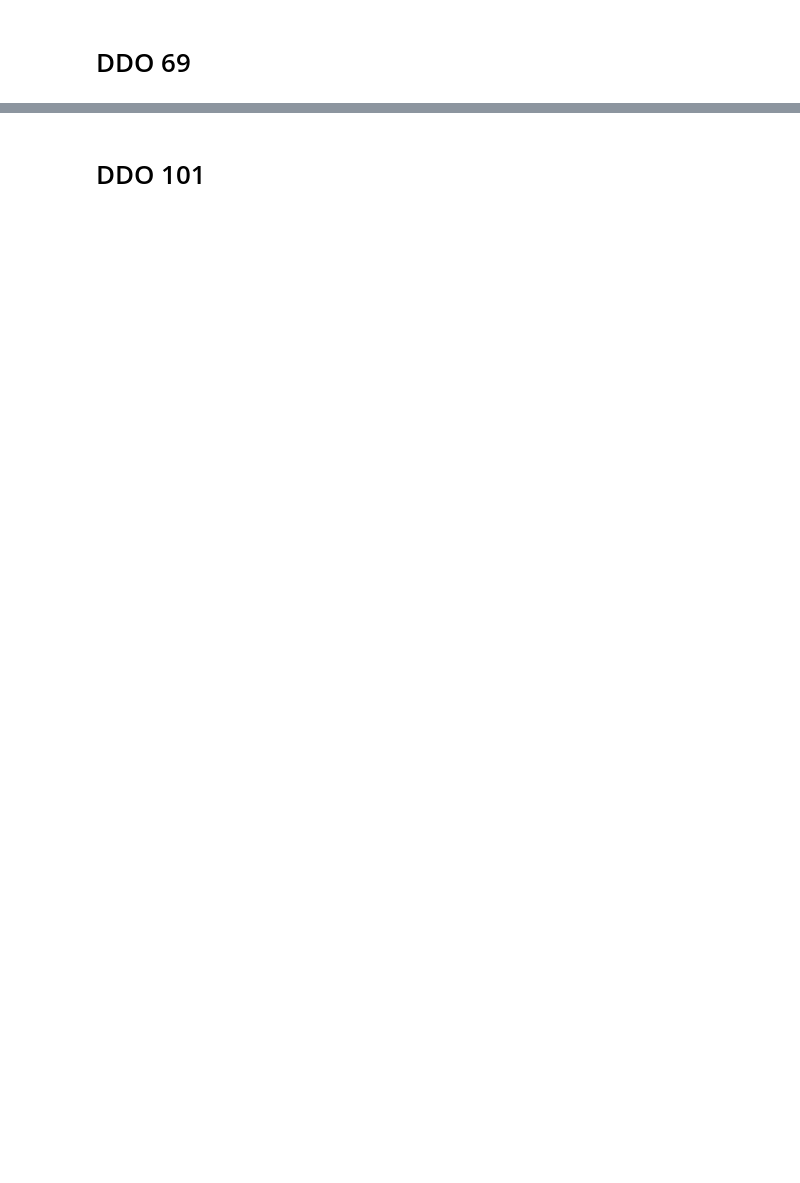
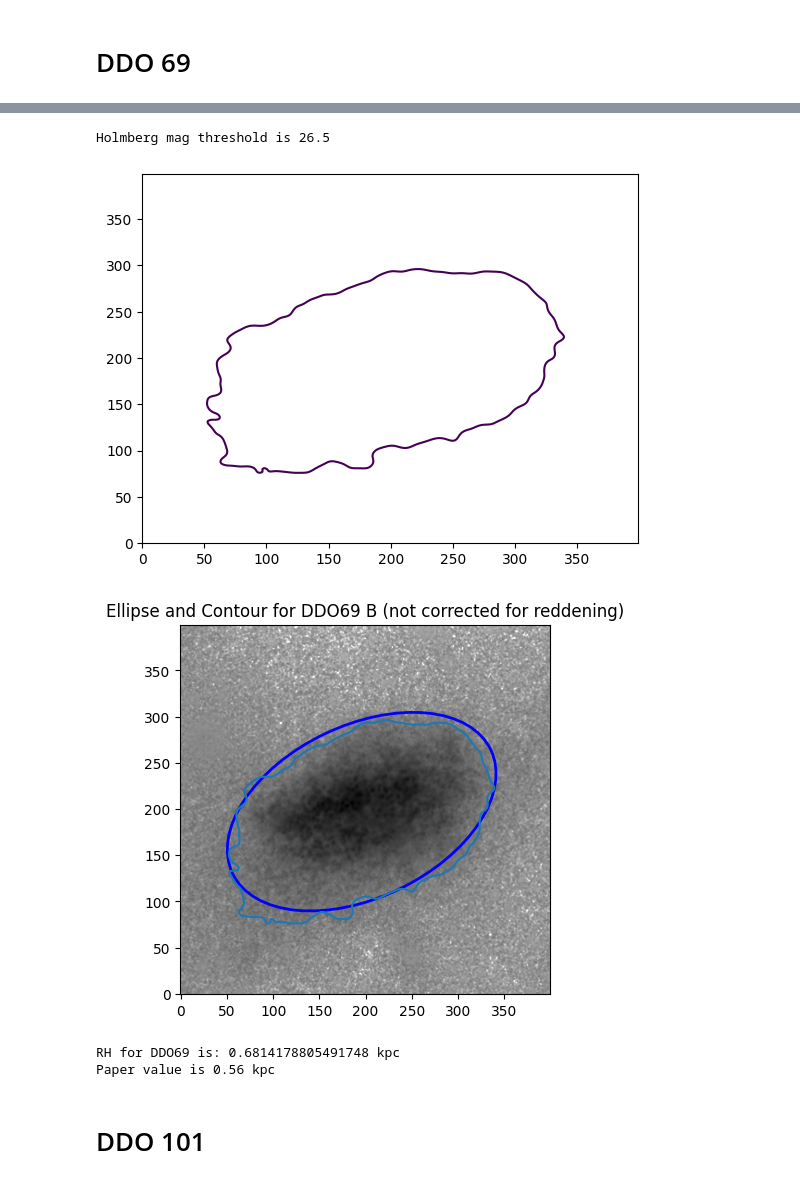
Before and after one commit to SUT-LTG/Aysan-Little-Things, a Jupyter notebook: R_25.ipynb, the cells around one changed output, grey strips where cells are left out. Drawn from its saved outputs; the diff is of its cells as text; code cells hidden in the pictures; blank space fills up the shorter version.

```diff
--- a/R_25.ipynb
+++ b/R_25.ipynb
@@ -163,5 +166,43 @@ print("Paper value is 0.30 kpc")
 [figure]
 RB 25 for DDO69 is: 0.376118815432143 kpc
 Paper value is 0.30 kpc
+# %%
+from matplotlib.patches import Circle
+B_V_magnitude_table = b_box - v_box
+fig, ax = plt.subplots()
+
+#Holmberg magnitude:
+H = float(26.5)# +0.22 + 0.149*(average_B_V_value))
+print(f"Holmberg mag threshold is {H}")
+
+# Contour coordinates
+contour_points_H = ltf.contour_lines_coordinates(b_box, 5, [H])
+x_points_H, y_points_H = contour_points_H
+# Center of mass for ellipse fitting
+image_center_of_mass = ndimage.center_of_mass(b_box)
+x, y = image_center_of_mass[1], image_center_of_mass[0]
+initial_guess = [x, y, (max(x_points_H) - min(x_points_H)) / 2, (max(y_points_H) - min(y_points_H)) / 2, 0]
+# Fit ellipse
+popt_25_H, pcov_25_H = curve_fit(ltf.ellipse, (x_points_H, y_points_H), np.zeros_like(x_points_H), p0=initial_guess)
+xc_H, yc_H, a_H, b_H, theta_H = popt_25_H
+# Plot the image, contour, and ellipse (not reddening corrected)
+fig, ax = plt.subplots()
+ax.imshow(b_box, cmap='gray', origin='lower')
+ax.plot(x_points_H, y_points_H)
+ellipse = Ellipse(xy=(xc, yc), width=2*a_H, height=2*b_H, angle=np.degrees(theta_H), edgecolor='blue', facecolor='none', linewidth=2)
+ax.add_patch(ellipse)
+plt.title(f"Ellipse and Contour for {galaxy_name} B (not corrected for reddening)")
+plt.show()
+# Calculate the physical size
+a_25_arcsec_H = a_H * pixel_scale
+RH = (D * a_25_arcsec_H) / 206265
+print(f"RH for {galaxy_name} is:", RH * 1000, "kpc")
+print("Paper value is 0.56 kpc")
+# %% [output]
+Holmberg mag threshold is 26.5
+[figure, added]
+[figure, added]
+RH for DDO69 is: 0.6814178805491748 kpc
+Paper value is 0.56 kpc
 # %% [markdown]
 # DDO 101
```
Also changed, not shown: parts of 6 cells of this notebook.
